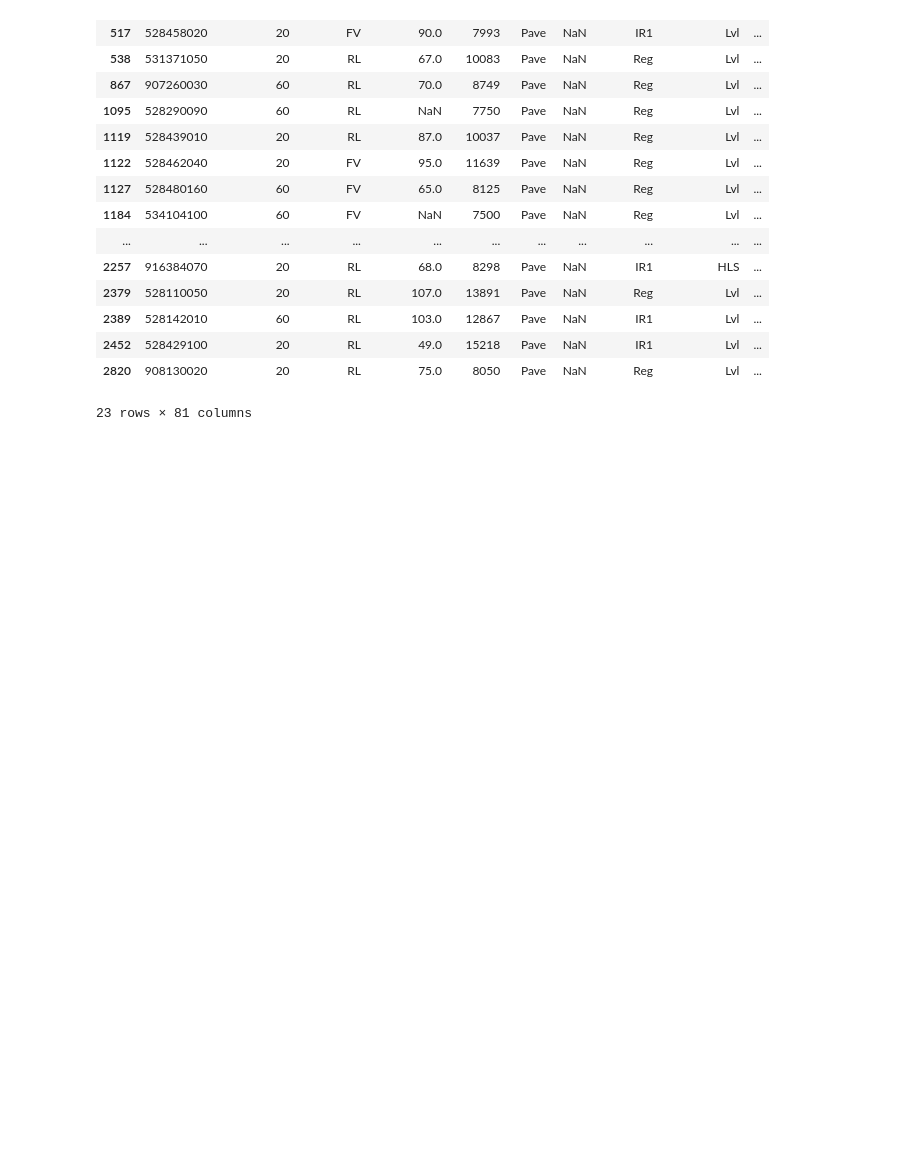
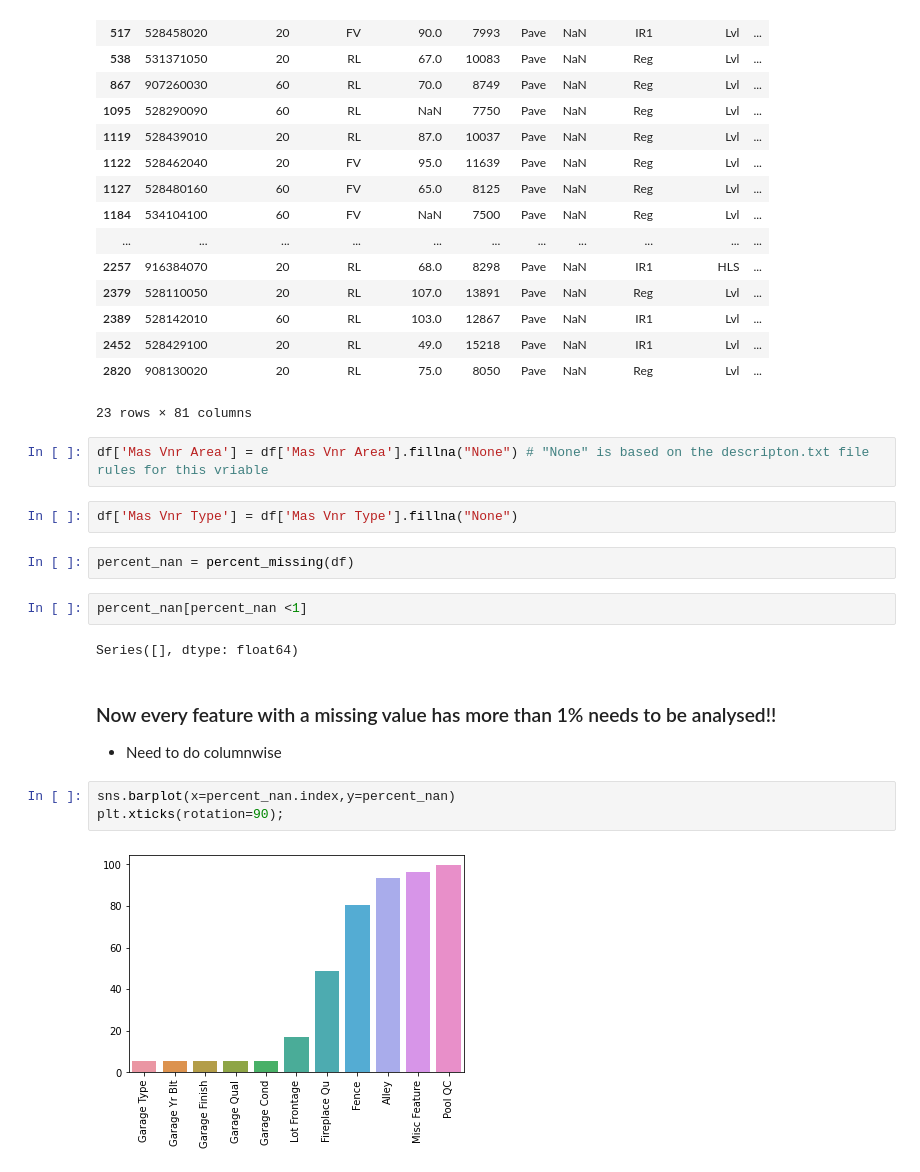
Before and after one commit to ravi0531rp/DataScienceComplete, a Jupyter notebook: Data_Science_ML_Based/006. Feature Engineering.ipynb, the cells around one changed output. Saved outputs shown, nothing was run; the diff lists cells and outputs as text; blank space fills up the shorter version.

Commit message:
MissingDataImputation++

```diff
--- a/Data_Science_ML_Based/006. Feature Engineering.ipynb
+++ b/Data_Science_ML_Based/006. Feature Engineering.ipynb
@@ -507,3 +507,21 @@ df[df['Mas Vnr Area'].isnull()]
 | 2452 | 528429100 | 20 | RL | 49.0 | 15218 | Pave | NaN | IR1 | Lvl | ... |
 | 2820 | 908130020 | 20 | RL | 75.0 | 8050 | Pave | NaN | Reg | Lvl | ... |
 23 rows × 81 columns
+# %%
+df['Mas Vnr Area'] = df['Mas Vnr Area'].fillna("None") # "None" is based on the descripton.txt file rules for this vriable
+# %%
+df['Mas Vnr Type'] = df['Mas Vnr Type'].fillna("None")
+# %%
+percent_nan = percent_missing(df)
+# %%
+percent_nan[percent_nan <1]
+# %% [output]
+Series([], dtype: float64)
+# %% [markdown]
+### Now every feature with a missing value has more than 1% needs to be analysed!!
+* Need to do columnwise
+# %%
+sns.barplot(x=percent_nan.index,y=percent_nan)
+plt.xticks(rotation=90);
+# %% [output]
+[figure, added]
```
Also changed, not shown: parts of 37 cells of this notebook.
